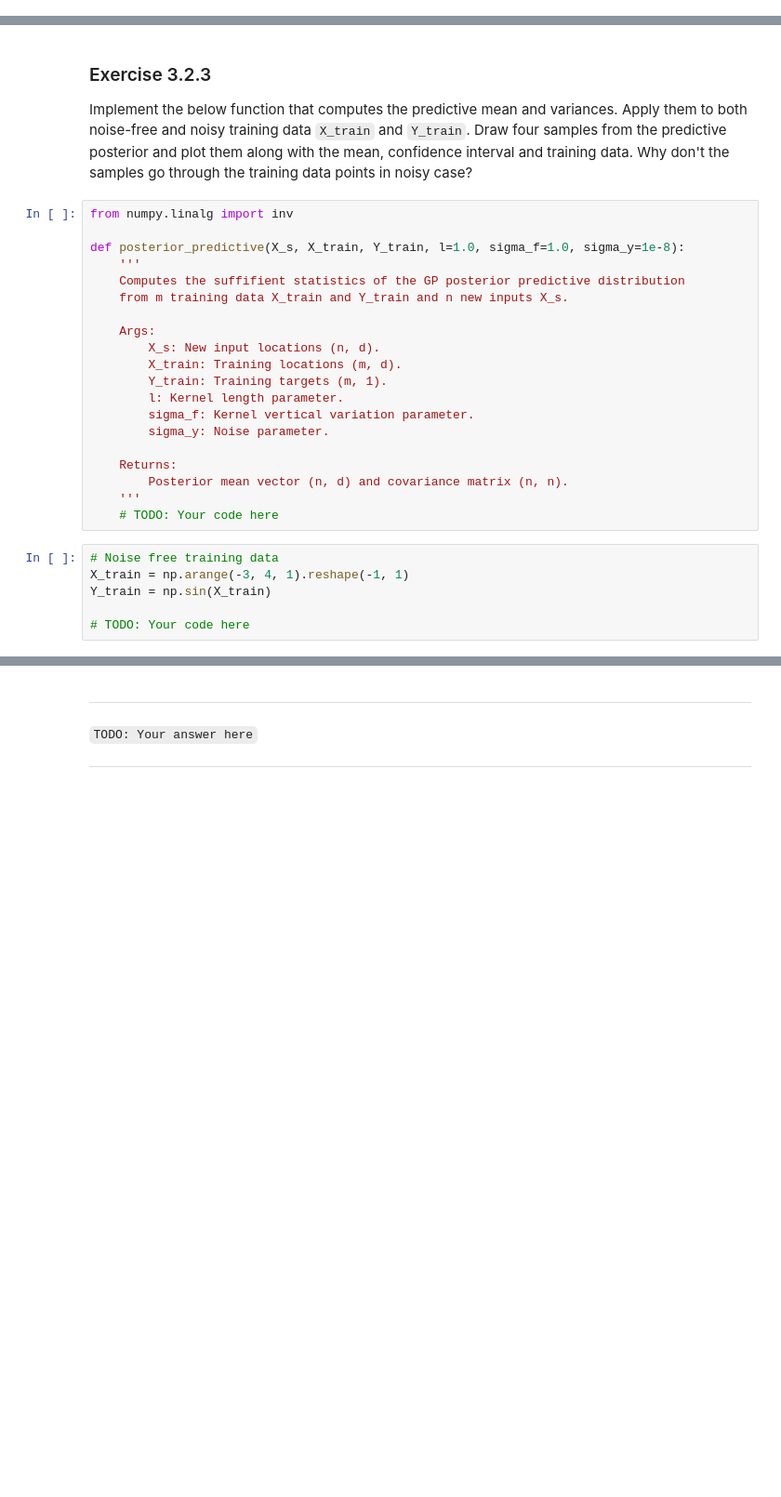
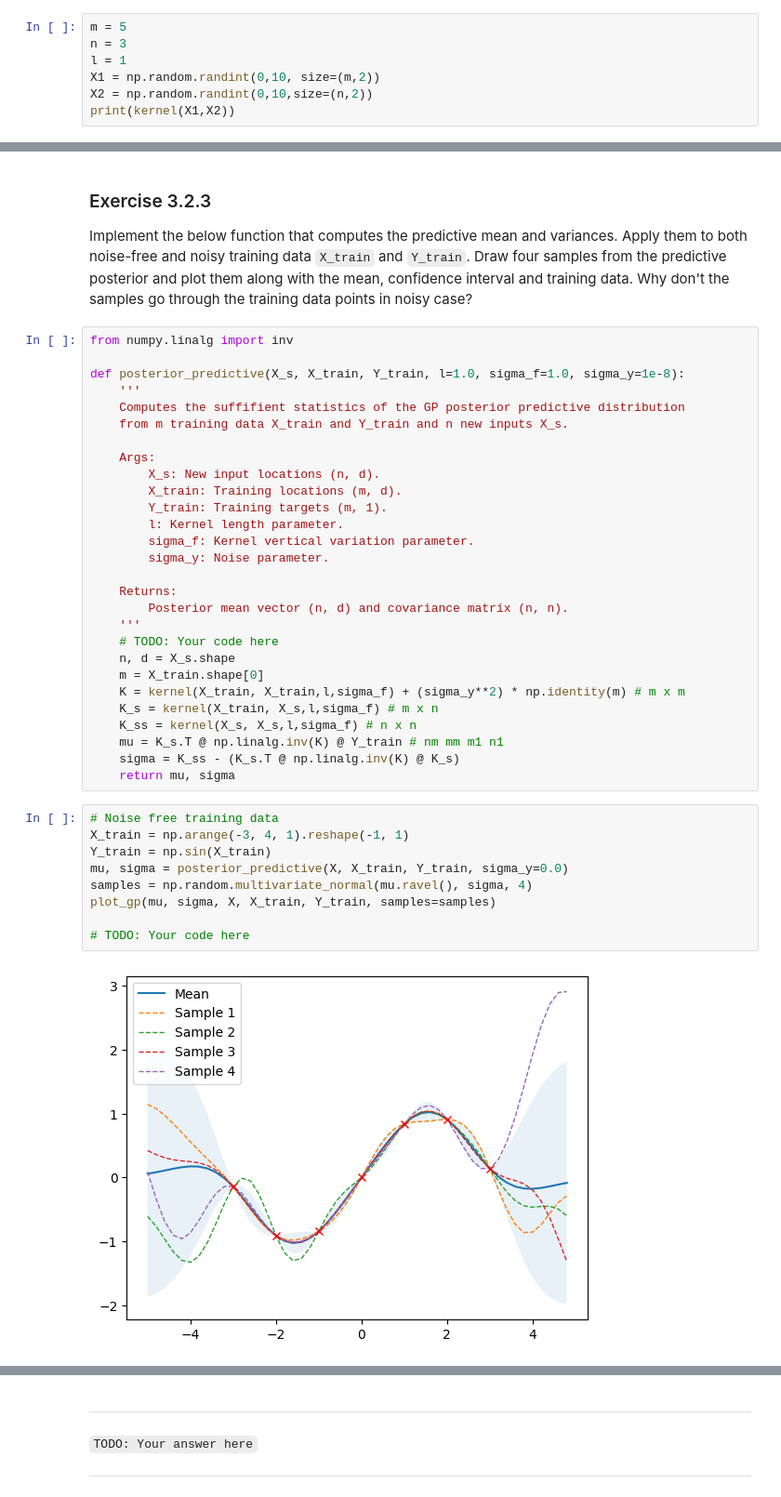
Before and after one commit to mhieule/SML_2023, a Jupyter notebook: Homework3/SML2023-Homework3/notebooks/gp_with_numpy.ipynb, the cells around one changed output, grey strips where cells are left out. Shown at 93% size. Drawn from its saved outputs; the diff is of its cells as text; blank space fills up the shorter version.

```diff
--- a/Homework3/SML2023-Homework3/notebooks/gp_with_numpy.ipynb
+++ b/Homework3/SML2023-Homework3/notebooks/gp_with_numpy.ipynb
@@ -67,0 +77,7 @@ def kernel(X1, X2, l=1.0, sigma_f=1.0):
+# %%
+m = 5
+n = 3
+l = 1
+X1 = np.random.randint(0,10, size=(m,2))
+X2 = np.random.randint(0,10,size=(n,2))
+print(kernel(X1,X2))
@@ -152,12 +215,25 @@ def posterior_predictive(X_s, X_train, Y_train, l=1.0, sigma_f=1.0, sigma_y=1e-8
         Posterior mean vector (n, d) and covariance matrix (n, n).
     '''
     # TODO: Your code here
+    n, d = X_s.shape
+    m = X_train.shape[0]
+    K = kernel(X_train, X_train,l,sigma_f) + (sigma_y**2) * np.identity(m) # m x m
+    K_s = kernel(X_train, X_s,l,sigma_f) # m x n
+    K_ss = kernel(X_s, X_s,l,sigma_f) # n x n
+    mu = K_s.T @ np.linalg.inv(K) @ Y_train # nm mm m1 n1
+    sigma = K_ss - (K_s.T @ np.linalg.inv(K) @ K_s)
+    return mu, sigma
 # %%
 # Noise free training data
 X_train = np.arange(-3, 4, 1).reshape(-1, 1)
 Y_train = np.sin(X_train)
+mu, sigma = posterior_predictive(X, X_train, Y_train, sigma_y=0.0)
+samples = np.random.multivariate_normal(mu.ravel(), sigma, 4)
+plot_gp(mu, sigma, X, X_train, Y_train, samples=samples)
 
 # TODO: Your code here
+# %% [output]
+[figure, added]
 # %%
 noise = 0.4
 
```
Also changed, not shown: parts of 11 cells of this notebook.
